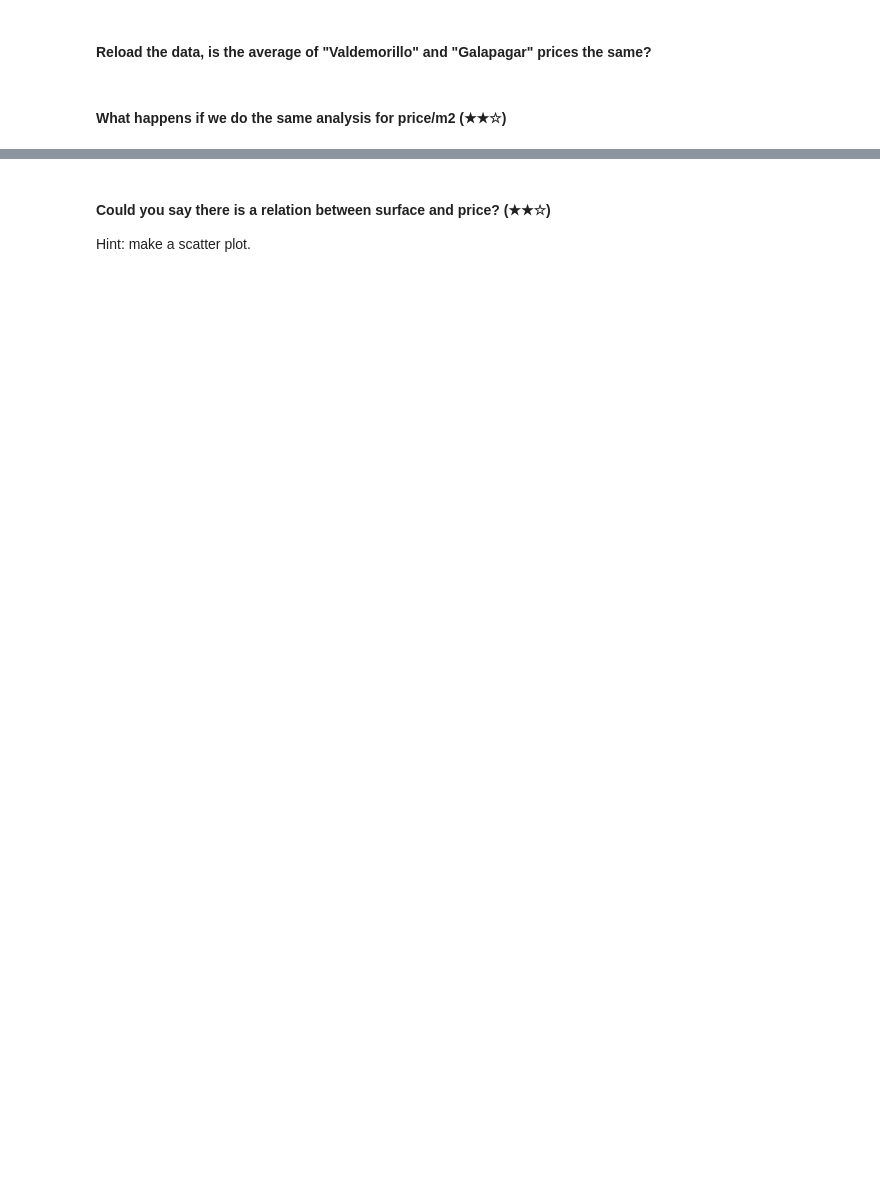
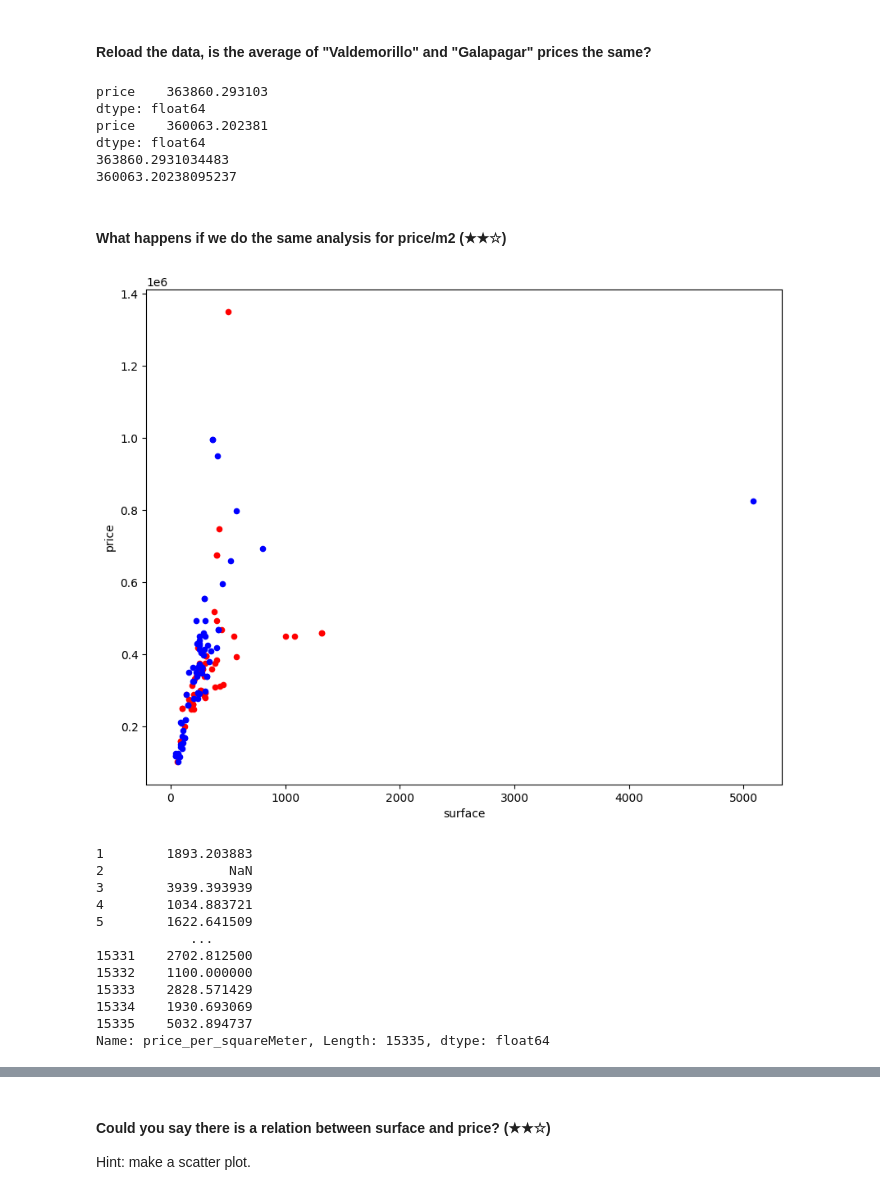
Before and after one commit to Alquem/ml_pre_work, a Jupyter notebook: 06-final_project/project.ipynb, the cells around one changed output, grey strips where cells are left out. Saved outputs shown, nothing was run; the diff lists cells and outputs as text; code cells hidden in the pictures; blank space fills up the shorter version.

```diff
--- a/06-final_project/project.ipynb
+++ b/06-final_project/project.ipynb
@@ -219,4 +272,47 @@ Map(center=[60, -2.2], controls=(ZoomControl(options=['position', 'zoom_in_text'
 # %% [markdown]
 #### Reload the data, is the average of "Valdemorillo" and "Galapagar" prices the same?
+# %%
+print(df[(df["level5"]=="Valdemorillo")][["price"]].mean())
+print(df[(df["level5"]=="Galapagar")][["price"]].mean())
+
+print(np.average(df[(df["level5"]=="Valdemorillo")][["price"]]))
+print(np.average(df[(df["level5"]=="Galapagar")][["price"]]))
+
+# The average price is not the same
+# %% [output]
+price    363860.293103
+dtype: float64
+price    360063.202381
+dtype: float64
+363860.2931034483
+360063.20238095237
 # %% [markdown]
 #### What happens if we do the same analysis for price/m2 (★★☆)
+# %%
+axes = plt.gca()
+df[(df["level5"]=="Valdemorillo")].plot(x="surface",y="price",kind="scatter", ax=axes, c="red")
+df[(df["level5"]=="Galapagar")].plot(x="surface",y="price",kind="scatter", ax=axes, c="blue")
+
+plt.show()
+
+df["price_per_squareMeter"] = df["price"] / df["surface"]
+print(df["price_per_squareMeter"])
+axes = plt.gca()
+df["price_per_squareMeter"][(df["level5"]=="Valdemorillo")].hist()
+df["price_per_squareMeter"][(df["level5"]=="Galapagar")].hist(alpha=0.5)
+
+plt.show()
+# %% [output]
+[figure, added]
+1        1893.203883
+2                NaN
+3        3939.393939
+4        1034.883721
+5        1622.641509
+            ...
+15331    2702.812500
+15332    1100.000000
+15333    2828.571429
+15334    1930.693069
+15335    5032.894737
+Name: price_per_squareMeter, Length: 15335, dtype: float64
```
Also changed, not shown: parts of 4 cells of this notebook.
